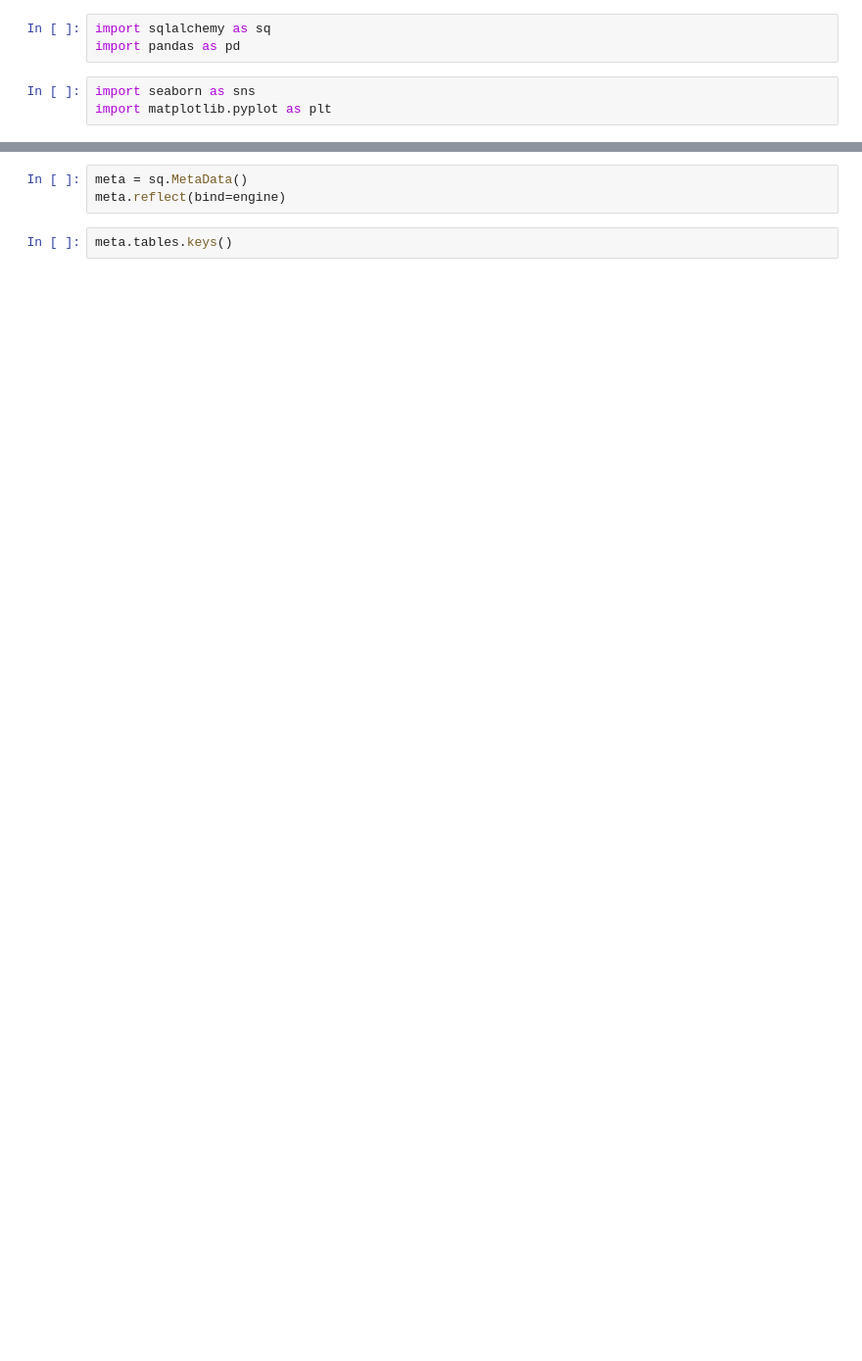
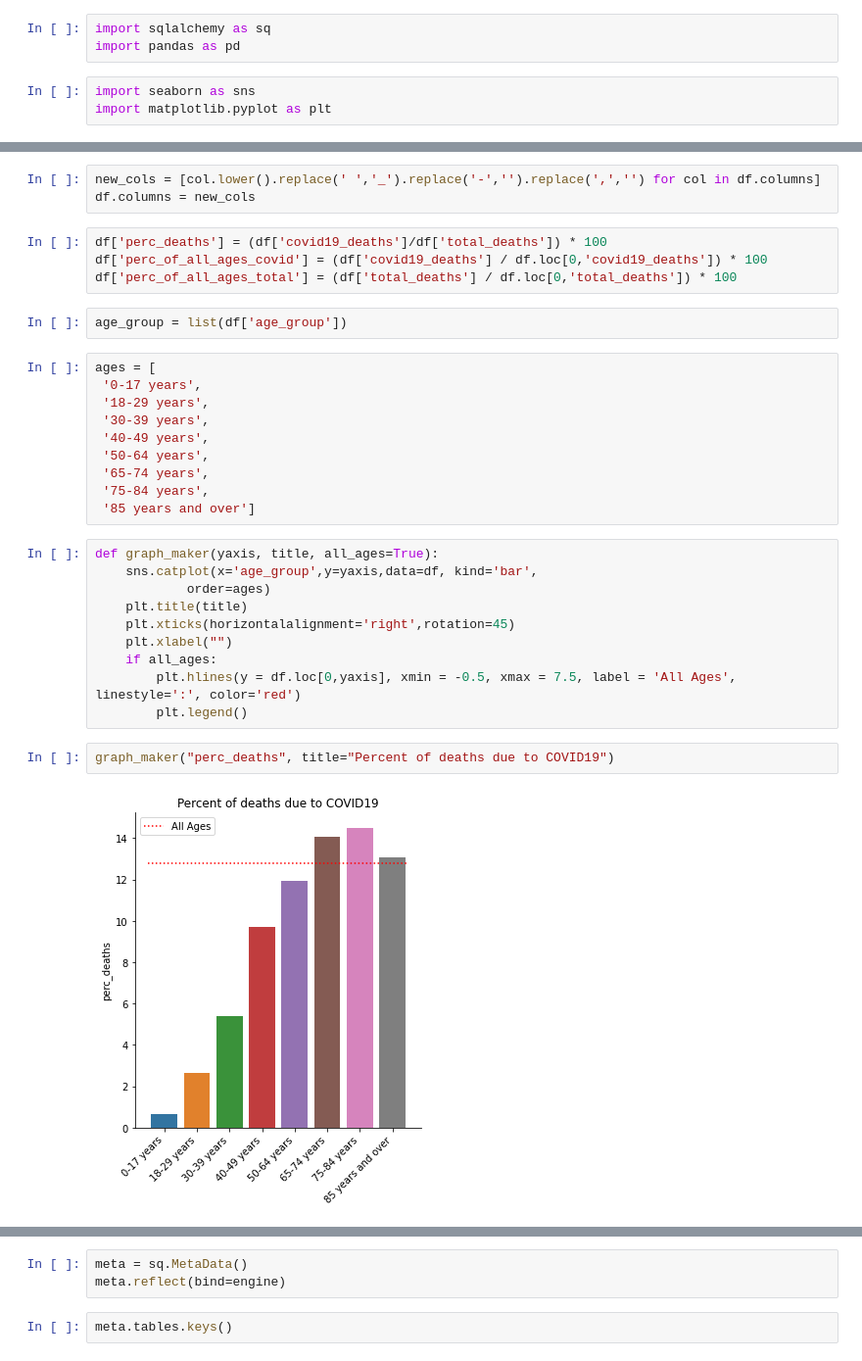
Before and after one commit to pomkos/covid_dash, a Jupyter notebook: sandbox.ipynb, the cells around one changed output, grey strips where cells are left out. Shown at 98% size. Saved outputs shown, nothing was run; the diff lists cells and outputs as text; blank space fills up the shorter version.

```diff
--- a/sandbox.ipynb
+++ b/sandbox.ipynb
@@ -6,0 +15,33 @@ import matplotlib.pyplot as plt
+# %%
+new_cols = [col.lower().replace(' ','_').replace('-','').replace(',','') for col in df.columns]
+df.columns = new_cols
+# %%
+df['perc_deaths'] = (df['covid19_deaths']/df['total_deaths']) * 100
+df['perc_of_all_ages_covid'] = (df['covid19_deaths'] / df.loc[0,'covid19_deaths']) * 100
+df['perc_of_all_ages_total'] = (df['total_deaths'] / df.loc[0,'total_deaths']) * 100
+# %%
+age_group = list(df['age_group'])
+# %%
+ages = [
+ '0-17 years',
+ '18-29 years',
+ '30-39 years',
+ '40-49 years',
+ '50-64 years',
+ '65-74 years',
+ '75-84 years',
+ '85 years and over']
+# %%
+def graph_maker(yaxis, title, all_ages=True):
+    sns.catplot(x='age_group',y=yaxis,data=df, kind='bar',
+            order=ages)
+    plt.title(title)
+    plt.xticks(horizontalalignment='right',rotation=45)
+    plt.xlabel("")
+    if all_ages:
+        plt.hlines(y = df.loc[0,yaxis], xmin = -0.5, xmax = 7.5, label = 'All Ages', linestyle=':', color='red')
+        plt.legend()
+# %%
+graph_maker("perc_deaths", title="Percent of deaths due to COVID19")
+# %% [output]
+[figure, added]
```
Also changed, not shown: parts of 15 cells of this notebook, 1 other file.
